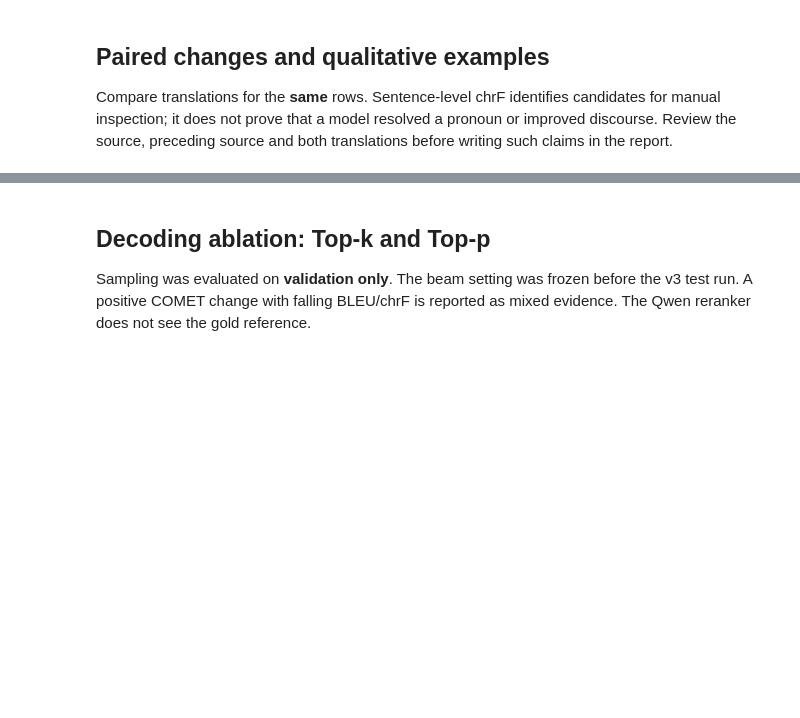
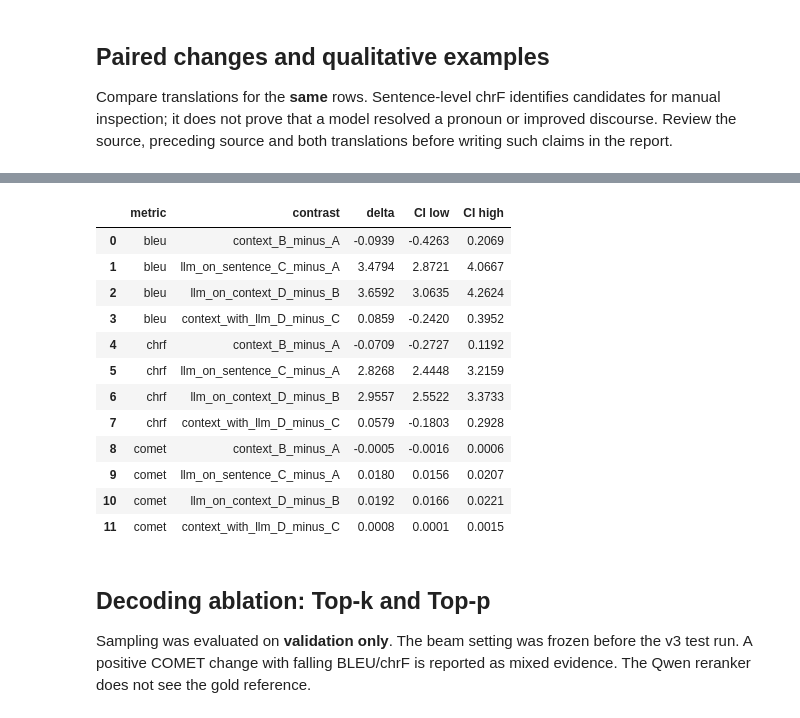
Before and after one commit to AIVIETNAM-AIO-DangTran/Project-Graduate, a Jupyter notebook: outputs/notebooks/02_scaled_v3_test.ipynb, the cells around one changed output, grey strips where cells are left out. Cells and saved outputs as stored; diff of their text form; code cells hidden in the pictures; blank space fills up the shorter version.

```diff
--- a/outputs/notebooks/02_scaled_v3_test.ipynb
+++ b/outputs/notebooks/02_scaled_v3_test.ipynb
@@ -249,3 +261,33 @@ else:
+# %%
+bootstrap_path = PROJECT_ROOT / "outputs" / "metrics" / f"document_bootstrap_{SPLIT}_scaled_v3{COMET_SUFFIX}.json"
+if bootstrap_path.is_file():
+    bootstrap = json.loads(bootstrap_path.read_text(encoding="utf-8"))
+    assert bootstrap.get("split") == SPLIT
+    assert bootstrap.get("postedit_model") == POSTEDIT_MODEL
+    assert bootstrap.get("examples") == len(truth)
+    intervals = []
+    for metric, contrasts in bootstrap["results"].items():
+        for name, result in contrasts.items():
+            lo, hi = result["ci95_percentile"]
+            intervals.append({"metric": metric, "contrast": name,
+                              "delta": result["observed_delta"], "CI low": lo, "CI high": hi})
+    display(pd.DataFrame(intervals).round(4))
+else:
+    print("Document bootstrap pending:", bootstrap_path)
+# %% [output]
+|  | metric | contrast | delta | CI low | CI high |
+| 0 | bleu | context_B_minus_A | -0.0939 | -0.4263 | 0.2069 |
+| 1 | bleu | llm_on_sentence_C_minus_A | 3.4794 | 2.8721 | 4.0667 |
+| 2 | bleu | llm_on_context_D_minus_B | 3.6592 | 3.0635 | 4.2624 |
+| 3 | bleu | context_with_llm_D_minus_C | 0.0859 | -0.2420 | 0.3952 |
+| 4 | chrf | context_B_minus_A | -0.0709 | -0.2727 | 0.1192 |
+| 5 | chrf | llm_on_sentence_C_minus_A | 2.8268 | 2.4448 | 3.2159 |
+| 6 | chrf | llm_on_context_D_minus_B | 2.9557 | 2.5522 | 3.3733 |
+| 7 | chrf | context_with_llm_D_minus_C | 0.0579 | -0.1803 | 0.2928 |
+| 8 | comet | context_B_minus_A | -0.0005 | -0.0016 | 0.0006 |
+| 9 | comet | llm_on_sentence_C_minus_A | 0.0180 | 0.0156 | 0.0207 |
+| 10 | comet | llm_on_context_D_minus_B | 0.0192 | 0.0166 | 0.0221 |
+| 11 | comet | context_with_llm_D_minus_C | 0.0008 | 0.0001 | 0.0015 |
 # %% [markdown]
 ## Decoding ablation: Top-k and Top-p
 
```
Also changed, not shown: parts of 11 cells of this notebook, 1 other file.
